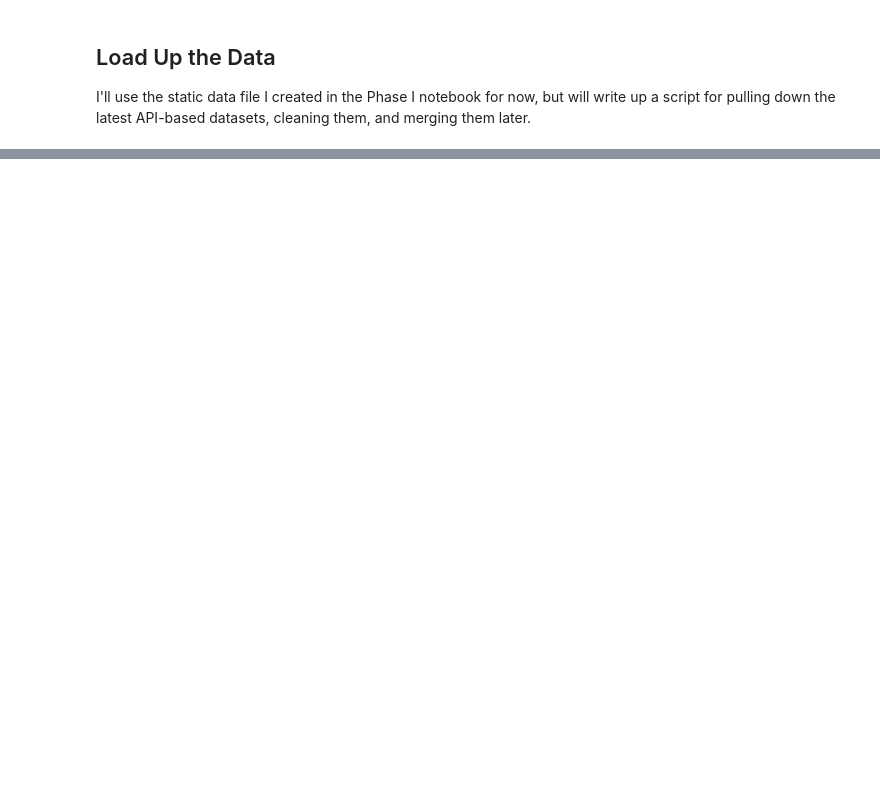
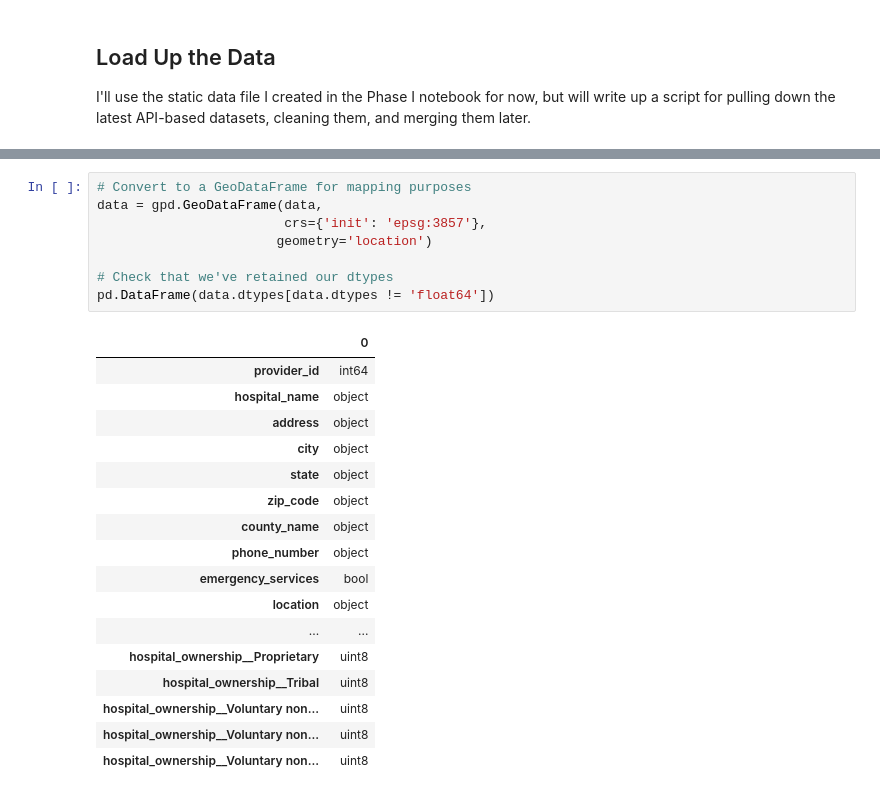
Before and after one commit to emigre459/hospital-chargemaster, a Jupyter notebook: Analysis.ipynb, the cells around one changed output, grey strips where cells are left out. Drawn from its saved outputs; the diff is of its cells as text; blank space fills up the shorter version.

```diff
--- a/Analysis.ipynb
+++ b/Analysis.ipynb
@@ -44 +162,27 @@ I'll use the static data file I created in the Phase I notebook for now, but wil
+# %%
+# Convert to a GeoDataFrame for mapping purposes
+data = gpd.GeoDataFrame(data,
+                        crs={'init': 'epsg:3857'},
+                       geometry='location')
+
+# Check that we've retained our dtypes
+pd.DataFrame(data.dtypes[data.dtypes != 'float64'])
+# %% [output]
+|  | 0 |
+| provider_id | int64 |
+| hospital_name | object |
+| address | object |
+| city | object |
+| state | object |
+| zip_code | object |
+| county_name | object |
+| phone_number | object |
+| emergency_services | bool |
+| location | object |
+| ... | ... |
+| hospital_ownership__Proprietary | uint8 |
+| hospital_ownership__Tribal | uint8 |
+| hospital_ownership__Voluntary non... | uint8 |
+| hospital_ownership__Voluntary non... | uint8 |
+| hospital_ownership__Voluntary non... | uint8 |
 # %%
```
Also changed, not shown: parts of 14 cells of this notebook, 1 other file.
